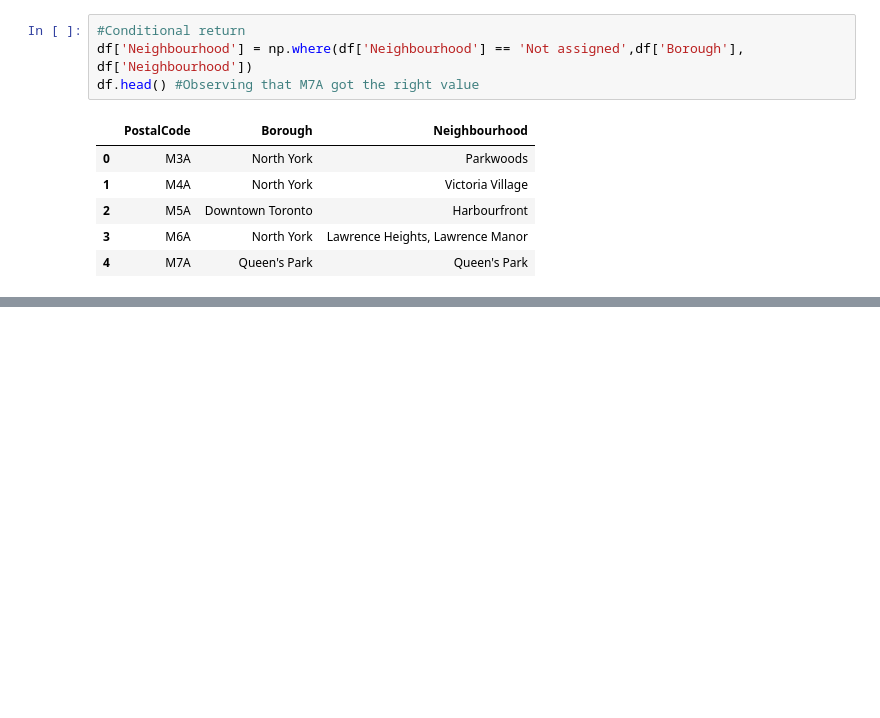
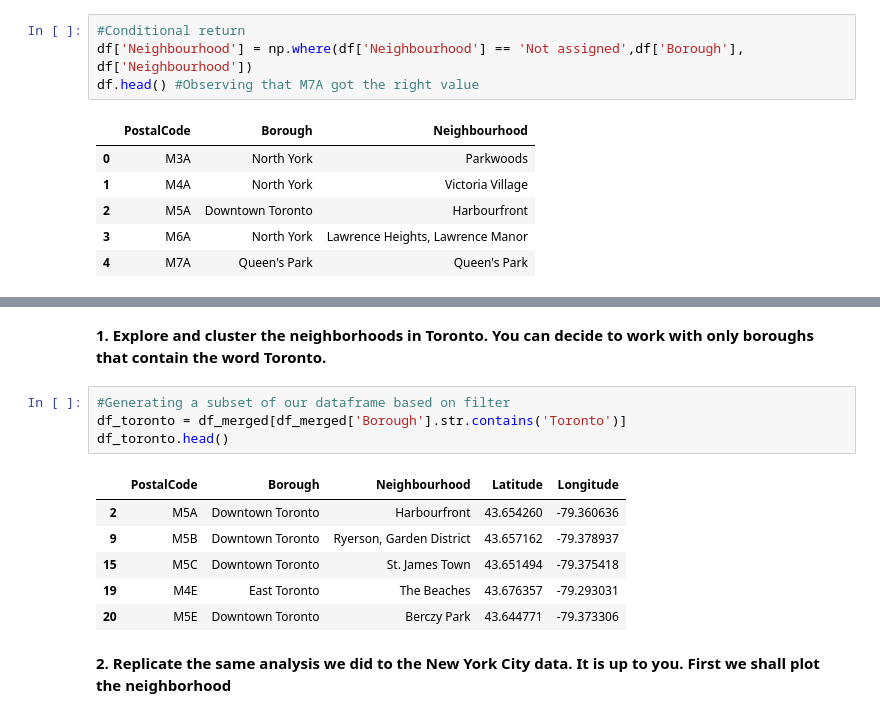
Before and after one commit to marienbaptiste/IBM-Capstone, a Jupyter notebook: Toronto.ipynb, the cells around one changed output, grey strips where cells are left out. Saved outputs shown, nothing was run; the diff lists cells and outputs as text; blank space fills up the shorter version.

```diff
--- a/Toronto.ipynb
+++ b/Toronto.ipynb
@@ -120,0 +239,15 @@ df.head() #Observing that M7A got the right value
+# %% [markdown]
+**1.   Explore and cluster the neighborhoods in Toronto. You can decide to work with only boroughs that contain the word Toronto.**
+# %%
+#Generating a subset of our dataframe based on filter
+df_toronto = df_merged[df_merged['Borough'].str.contains('Toronto')]
+df_toronto.head()
+# %% [output]
+|  | PostalCode | Borough | Neighbourhood | Latitude | Longitude |
+| 2 | M5A | Downtown Toronto | Harbourfront | 43.654260 | -79.360636 |
+| 9 | M5B | Downtown Toronto | Ryerson, Garden District | 43.657162 | -79.378937 |
+| 15 | M5C | Downtown Toronto | St. James Town | 43.651494 | -79.375418 |
+| 19 | M4E | East Toronto | The Beaches | 43.676357 | -79.293031 |
+| 20 | M5E | Downtown Toronto | Berczy Park | 43.644771 | -79.373306 |
+# %% [markdown]
+**2.   Replicate the same analysis we did to the New York City data. It is up to you. First we shall plot the neighborhood**
```
Also changed, not shown: parts of 17 cells of this notebook.
